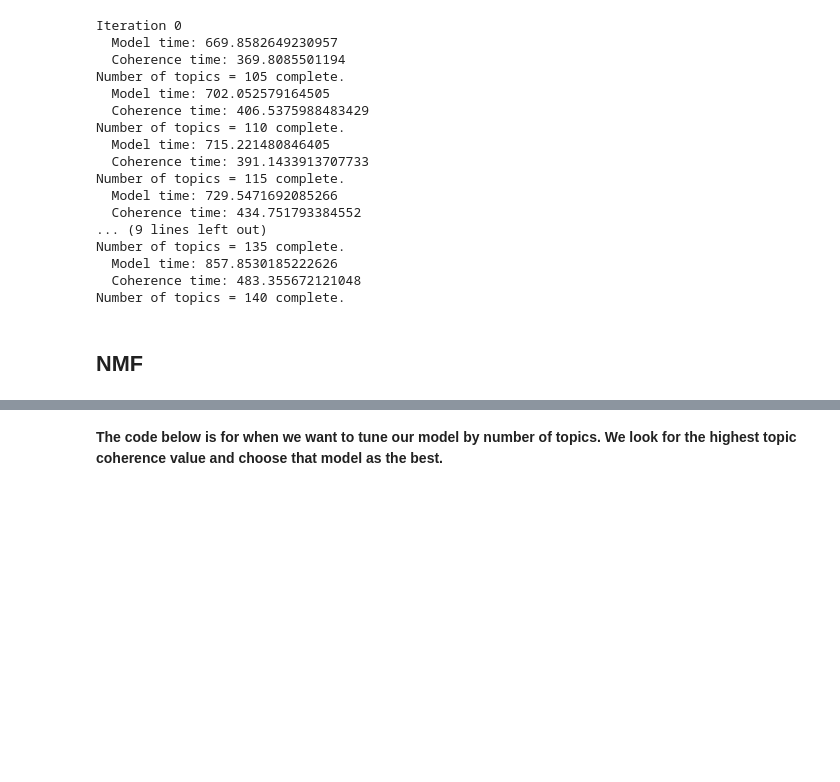
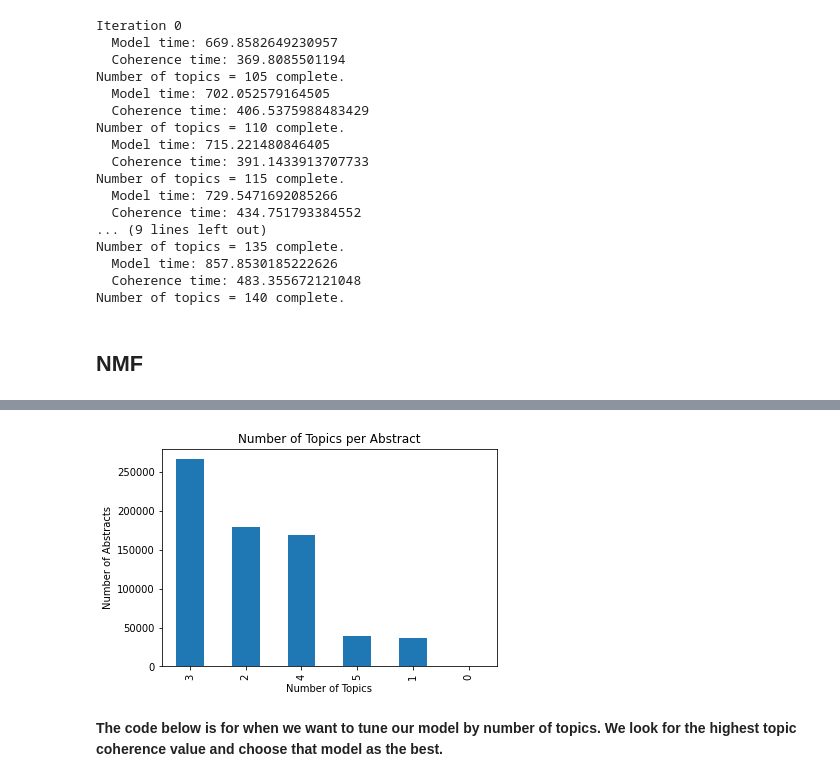
Before and after one commit to DSPG-Young-Scholars-Program/dspg20RnD, a Jupyter notebook: src/emerging_topics/topic_model_tuning/topic_models.ipynb, the cells around one changed output, grey strips where cells are left out. Saved outputs shown, nothing was run; the diff lists cells and outputs as text; code cells hidden in the pictures; blank space fills up the shorter version.

```diff
--- a/src/emerging_topics/topic_model_tuning/topic_models.ipynb
+++ b/src/emerging_topics/topic_model_tuning/topic_models.ipynb
@@ -243,10 +243,10 @@ tf_idf = tfidf_vectorizer.fit_transform(text)
 # %%
 # create model
 
-num_topics = 50
+num_topics = 75
 
 t1 = time.time()
-nmf_model = NMF(n_components=num_topics, random_state = 0)
-nmf_model.fit_transform(tf_idf)
+nmf_model = NMF(n_components=num_topics, random_state = 14)
+doc_topic = nmf_model.fit_transform(tf_idf)
 t2 = time.time()
 print(f"  Model time: {t2-t1}")
@@ -289,0 +282,5 @@ Topic 0:
+# %%
+# create a column for the number of documents that contain a topic
+
+doc_topic_bool = pd.DataFrame(data=doc_topic.copy())
+doc_topic_bool[doc_topic_bool > 0] = 1
@@ -289,0 +320,2 @@ Topic 0:
+# %%
+topics_per_doc = doc_topic_bool.sum(axis=1).astype(int)
@@ -289,0 +330,3 @@ Topic 0:
+# %%
+temp = topics_per_doc.value_counts()
+temp
@@ -289,0 +341,7 @@ Topic 0:
+# %%
+temp.plot(kind="bar");
+plt.title("Number of Topics per Abstract")
+plt.xlabel("Number of Topics")
+plt.ylabel("Number of Abstracts");
+# %% [output]
+[figure, added]
```
Also changed, not shown: parts of 19 cells of this notebook, 2 other files.
